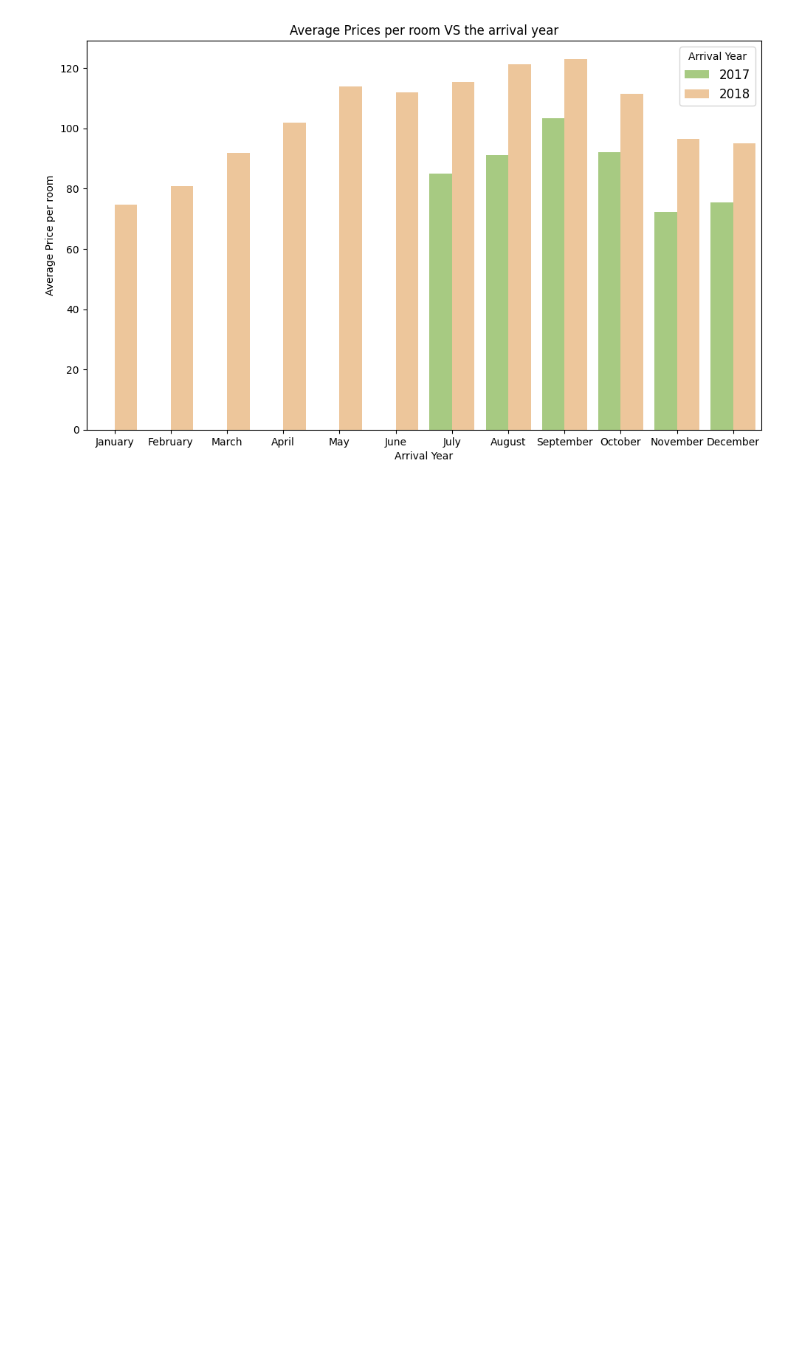
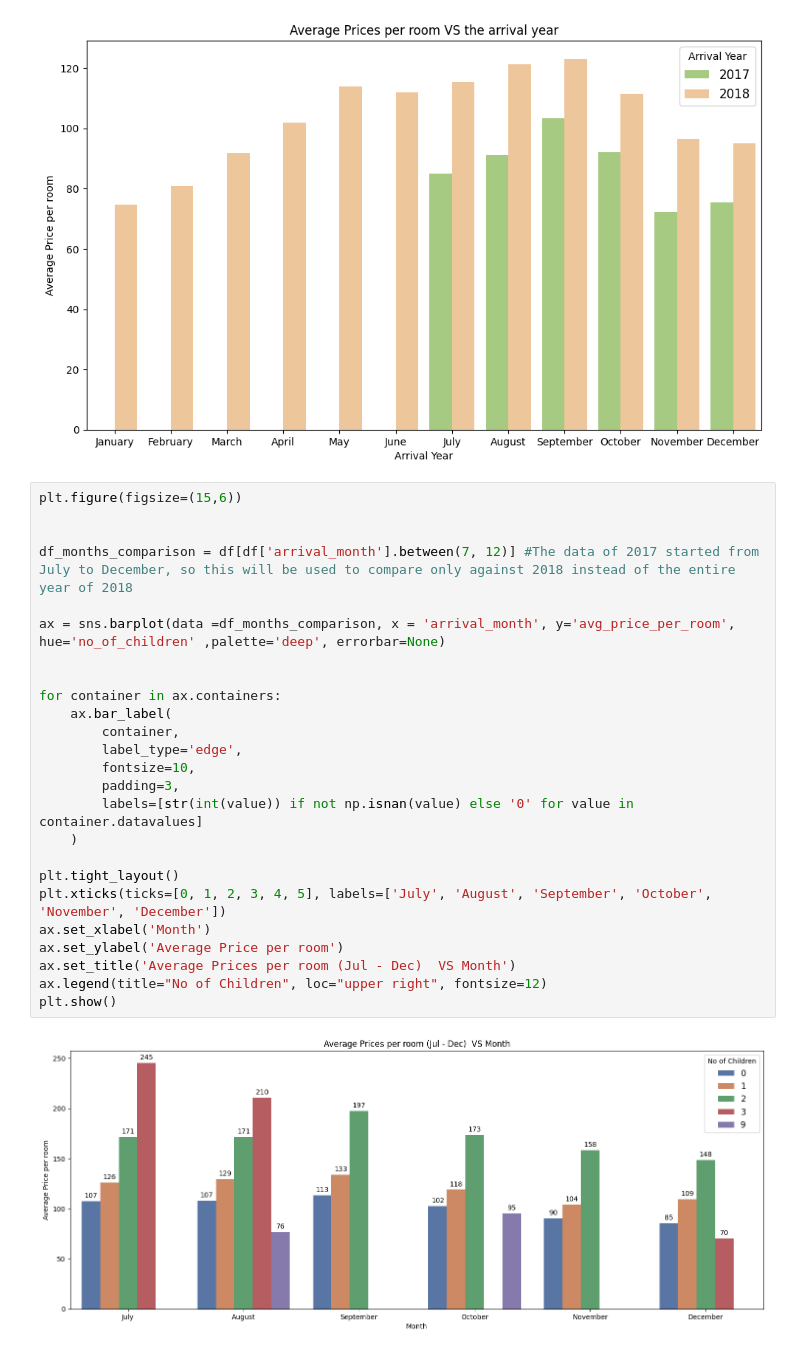
Before and after one commit to rizz045/Hotel-Booking-Cancellation-Analysis-Prediction, a Jupyter notebook: Hotel_Reservation_Status_Prediction_Using_Classification_Techniques.ipynb, the cells around one changed output. Saved outputs shown, nothing was run; the diff lists cells and outputs as text; blank space fills up the shorter version.

```diff
--- a/Hotel_Reservation_Status_Prediction_Using_Classification_Techniques.ipynb
+++ b/Hotel_Reservation_Status_Prediction_Using_Classification_Techniques.ipynb
@@ -236,3 +236,30 @@ ax.legend(title="Arrival Year", loc="upper right", fontsize=12)
 plt.show()
 # %% [output]
 [figure]
+# %%
+plt.figure(figsize=(15,6))
+
+
+df_months_comparison = df[df['arrival_month'].between(7, 12)] #The data of 2017 started from July to December, so this will be used to compare only against 2018 instead of the entire year of 2018
+
+ax = sns.barplot(data =df_months_comparison, x = 'arrival_month', y='avg_price_per_room', hue='no_of_children' ,palette='deep', errorbar=None)
+
+
+for container in ax.containers:
+    ax.bar_label(
+        container,
+        label_type='edge',
+        fontsize=10,
+        padding=3,
+        labels=[str(int(value)) if not np.isnan(value) else '0' for value in container.datavalues]
+    )
+
+plt.tight_layout()
+plt.xticks(ticks=[0, 1, 2, 3, 4, 5], labels=['July', 'August', 'September', 'October', 'November', 'December'])
+ax.set_xlabel('Month')
+ax.set_ylabel('Average Price per room')
+ax.set_title('Average Prices per room (Jul - Dec)  VS Month')
+ax.legend(title="No of Children", loc="upper right", fontsize=12)
+plt.show()
+# %% [output]
+[figure, added]
```
Also changed, not shown: parts of 1 cell of this notebook.
